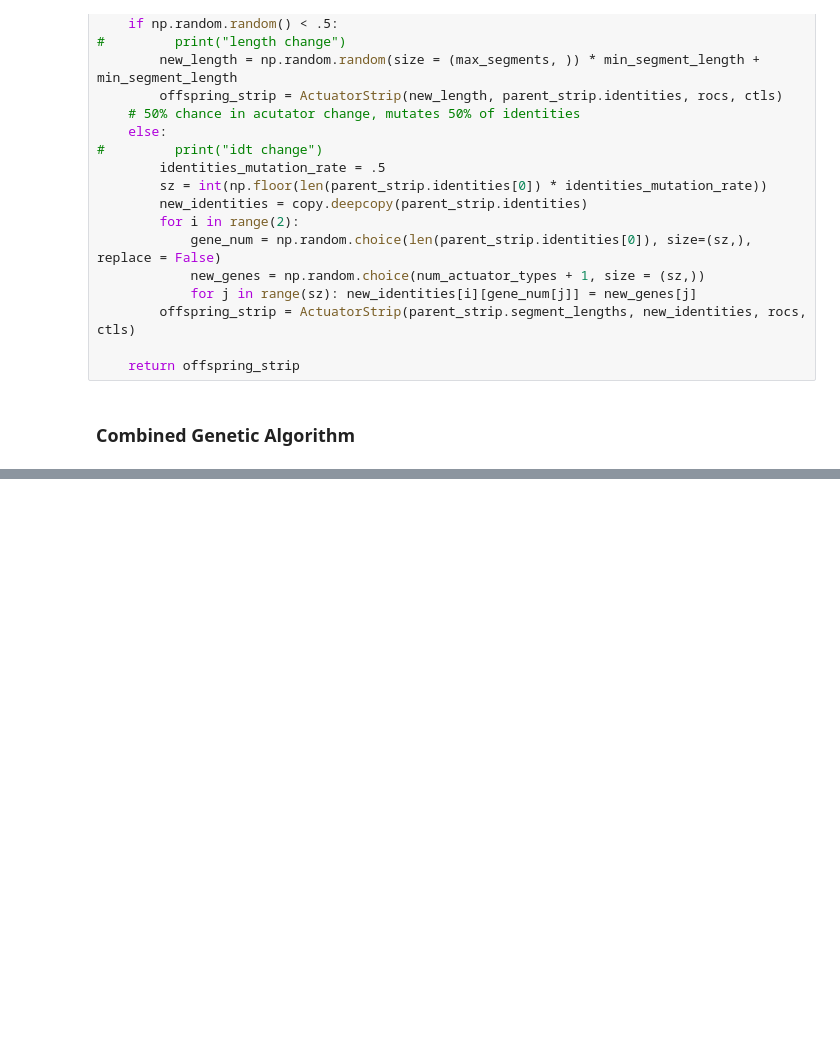
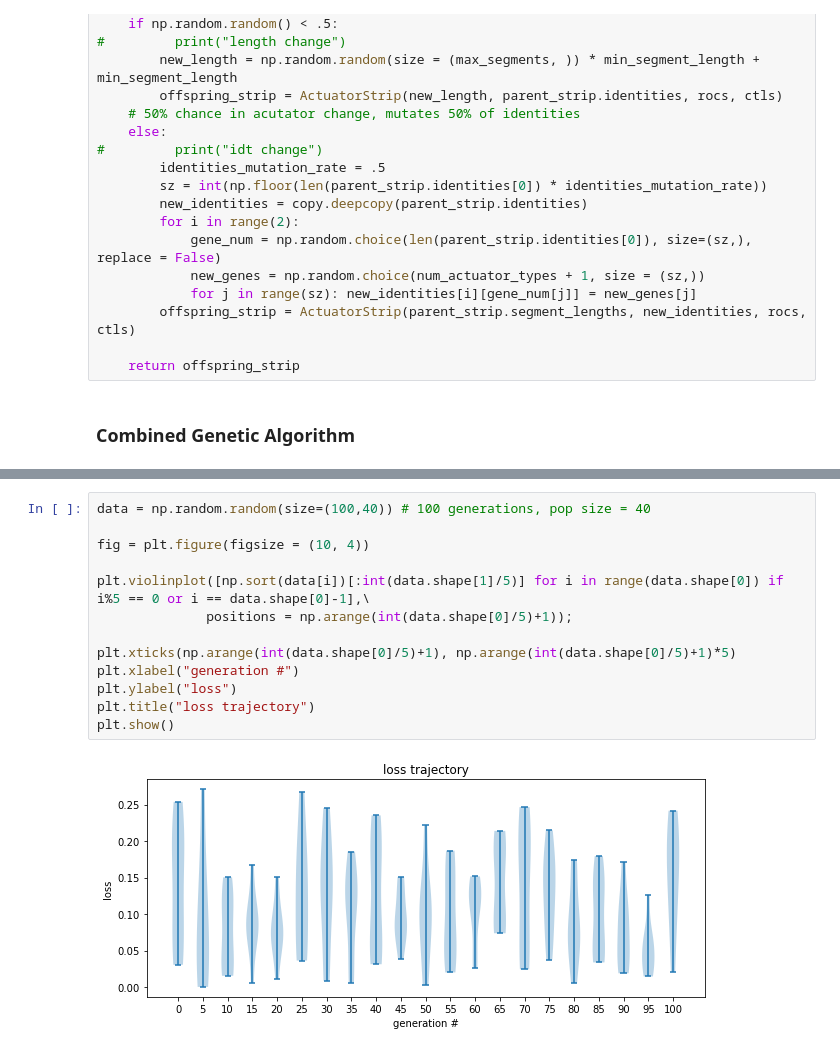
Before and after one commit to charliecharlie29/Deep-Learning-Guided-Genetic-Algorithm, a Jupyter notebook: Genetic_Algorithm_for_Material_Design_Optimization_v2InDev.ipynb, the cells around one changed output, grey strips where cells are left out. Cells and saved outputs as stored; diff of their text form; blank space fills up the shorter version.

```diff
--- a/Genetic_Algorithm_for_Material_Design_Optimization_v2InDev.ipynb
+++ b/Genetic_Algorithm_for_Material_Design_Optimization_v2InDev.ipynb
@@ -287,0 +333,15 @@ history = strip_optimizer_gen_alg_v3(four_t_rocs, four_t_ctls,\
+# %%
+data = np.random.random(size=(100,40)) # 100 generations, pop size = 40
+
+fig = plt.figure(figsize = (10, 4))
+
+plt.violinplot([np.sort(data[i])[:int(data.shape[1]/5)] for i in range(data.shape[0]) if i%5 == 0 or i == data.shape[0]-1],\
+              positions = np.arange(int(data.shape[0]/5)+1));
+
+plt.xticks(np.arange(int(data.shape[0]/5)+1), np.arange(int(data.shape[0]/5)+1)*5)
+plt.xlabel("generation #")
+plt.ylabel("loss")
+plt.title("loss trajectory")
+plt.show()
+# %% [output]
+[figure, added]
```
Also changed, not shown: parts of 3 cells of this notebook, 1 other file.
